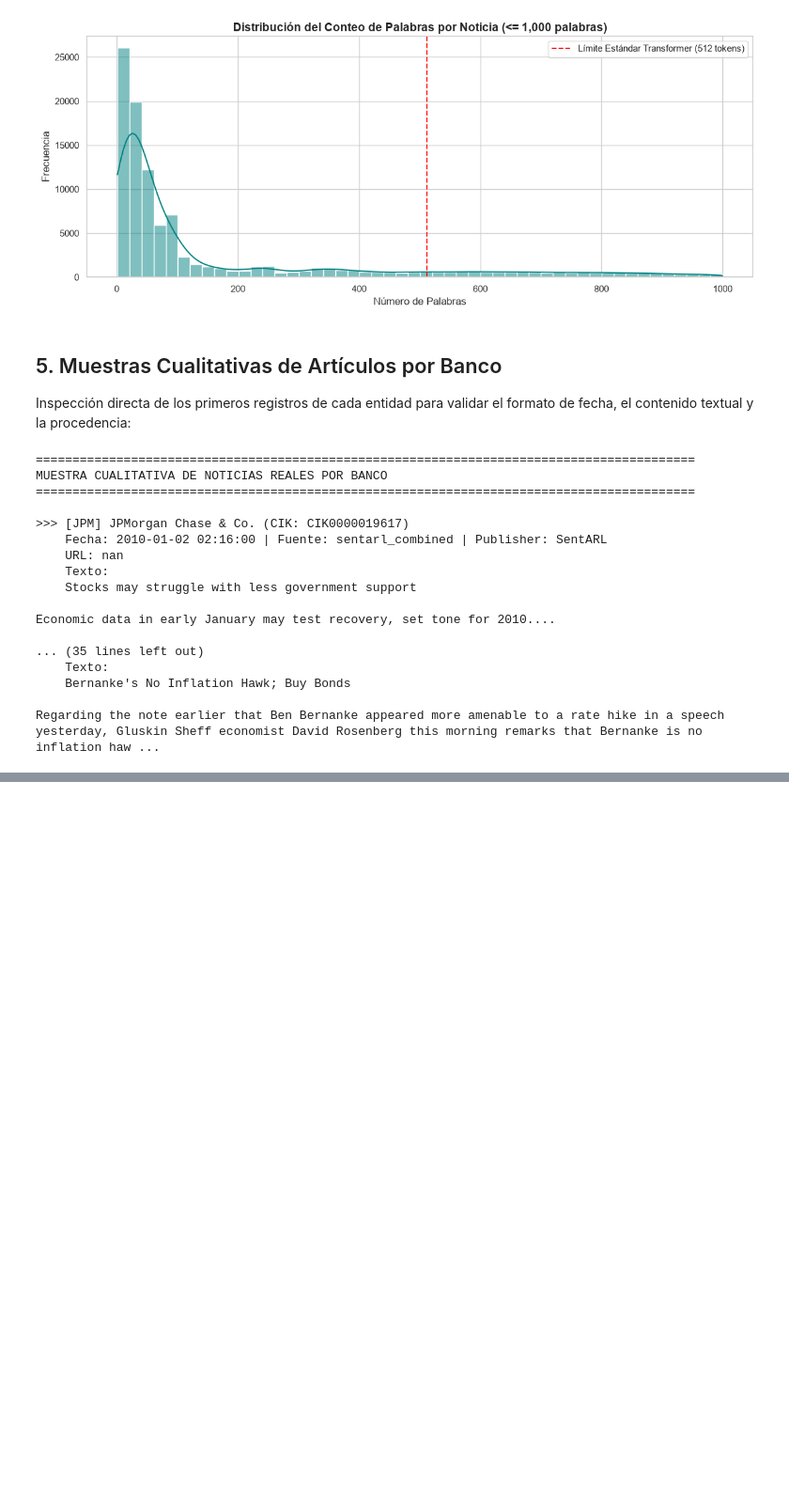
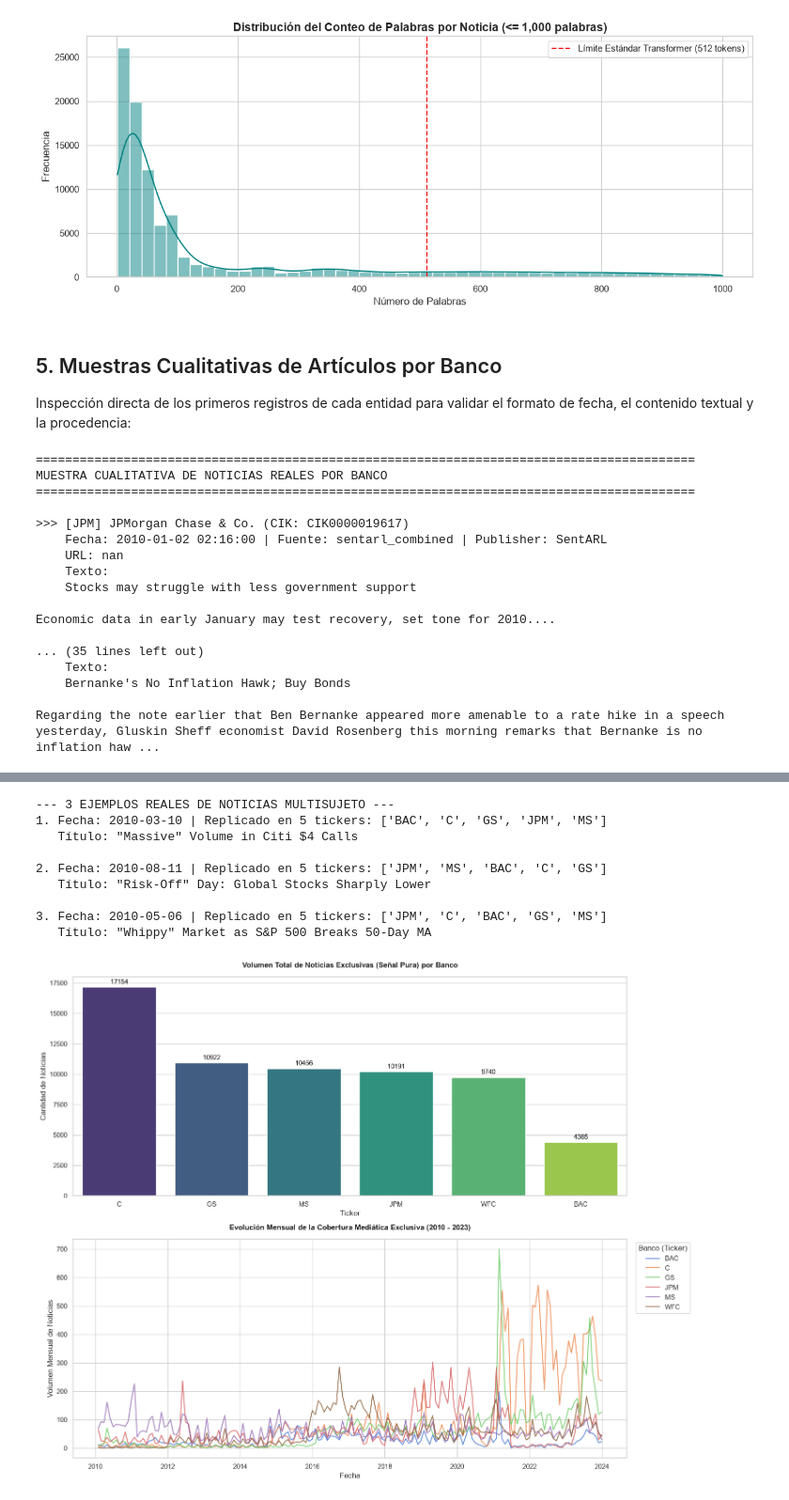
Before and after one commit to ArturoCarrilloJimenez/TFM-Master, a Jupyter notebook: src/notebooks/multisource_financial_news_EDA_2010_2023.ipynb, the cells around one changed output, grey strips where cells are left out. Shown at 94% size. Cells and saved outputs as stored; diff of their text form; code cells hidden in the pictures; blank space fills up the shorter version.

```diff
--- a/src/notebooks/multisource_financial_news_EDA_2010_2023.ipynb
+++ b/src/notebooks/multisource_financial_news_EDA_2010_2023.ipynb
@@ -315,0 +405,76 @@ Regarding the note earlier that Ben Bernanke appeared more amenable to a rate hi
+# %%
+# =============================================================================
+# 1. EJEMPLOS DE NOTICIAS MULTISUJETO (RUIDO)
+# =============================================================================
+print("--- 3 EJEMPLOS REALES DE NOTICIAS MULTISUJETO ---")
+# Filtramos el ruido y extraemos 3 noticias únicas distintas
+multisujeto_df = df[df['is_multisubject']].sort_values(['title', 'datetime'])
+titulos_ejemplo = multisujeto_df['title'].unique()[:3]
+
+for i, titulo in enumerate(titulos_ejemplo, 1):
+    ejemplo = multisujeto_df[multisujeto_df['title'] == titulo]
+    tickers = ejemplo['ticker'].tolist()
+    fecha = ejemplo['datetime'].iloc[0].strftime('%Y-%m-%d')
+    print(f"{i}. Fecha: {fecha} | Replicado en {len(tickers)} tickers: {tickers}")
+    print(f"   Título: {titulo}\n")
+
+
+
+# =============================================================================
+# 2. AISLAMIENTO DE SEÑAL Y VISUALIZACIÓN
+# =============================================================================
+# Descartamos el ruido para ver de qué datos reales dispone el modelo
+df_pura = df[~df['is_multisubject']].copy()
+
+# Crear lienzo con 2 filas y 1 columna
+fig, axes = plt.subplots(2, 1, figsize=(15, 12))
+
+# --- GRÁFICO A: Distribución por Banco (Barras) ---
+conteo_puro = df_pura['ticker'].value_counts()
+sns.barplot(
+    x=conteo_puro.index,
+    y=conteo_puro.values,
+    ax=axes[0],
+    hue=conteo_puro.index,
+    palette="viridis",
+    legend=False
+)
+axes[0].set_title("Volumen Total de Noticias Exclusivas (Señal Pura) por Banco", fontweight='bold', pad=15)
+axes[0].set_ylabel("Cantidad de Noticias")
+axes[0].set_xlabel("Ticker")
+
+for container in axes[0].containers:
+    axes[0].bar_label(container, fmt='%d', padding=3, color='black', fontsize=11)
+
+# --- GRÁFICO B: Serie Temporal Mensual Continua (Líneas) ---
+# Agrupamos usando el snippet exacto, aplicado al dataframe limpio
+mensual_por_banco = df_pura.set_index("datetime").groupby("ticker").resample("ME").size().unstack(0, fill_value=0)
+
+for col in mensual_por_banco.columns:
+    axes[1].plot(
+        mensual_por_banco.index,
+        mensual_por_banco[col],
+        label=col,
+        alpha=0.85,
+        linewidth=1.5
+    )
+
+axes[1].set_title("Evolución Mensual de la Cobertura Mediática Exclusiva (2010 - 2023)", fontweight='bold', pad=15)
+axes[1].set_ylabel("Volumen Mensual de Noticias")
+axes[1].set_xlabel("Fecha")
+# Movemos la leyenda fuera del gráfico para que no tape las líneas
+axes[1].legend(title="Banco (Ticker)", bbox_to_anchor=(1.01, 1), loc='upper left')
+
+plt.tight_layout()
+plt.show()
+# %% [output]
+--- 3 EJEMPLOS REALES DE NOTICIAS MULTISUJETO ---
+1. Fecha: 2010-03-10 | Replicado en 5 tickers: ['BAC', 'C', 'GS', 'JPM', 'MS']
+   Título: "Massive" Volume in Citi $4 Calls
+
+2. Fecha: 2010-08-11 | Replicado en 5 tickers: ['JPM', 'MS', 'BAC', 'C', 'GS']
+   Título: "Risk-Off" Day: Global Stocks Sharply Lower
+
+3. Fecha: 2010-05-06 | Replicado en 5 tickers: ['JPM', 'C', 'BAC', 'GS', 'MS']
+   Título: "Whippy" Market as S&P 500 Breaks 50-Day MA
+[figure, added]
```
Also changed, not shown: parts of 11 cells of this notebook.
